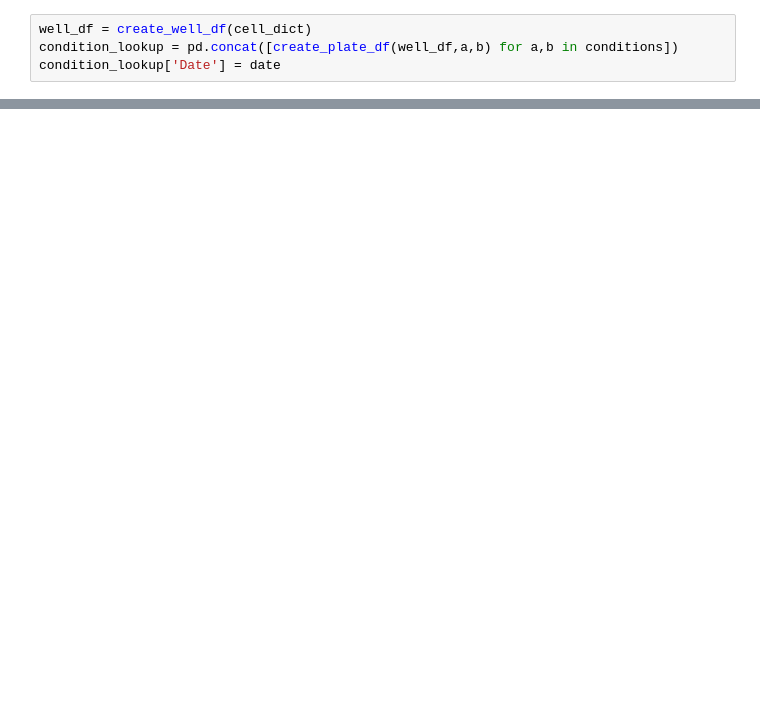
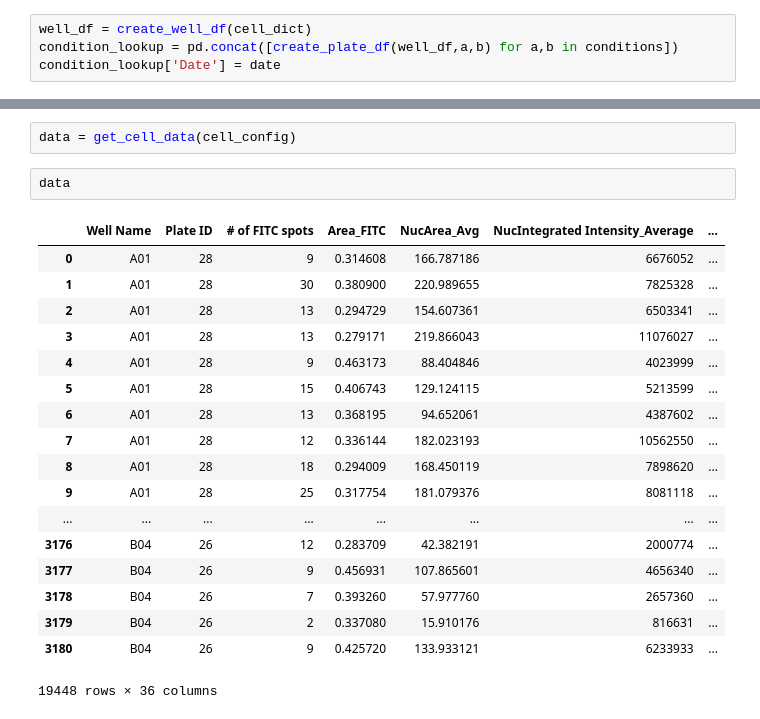
Before and after one commit to dela3499/assay-explorer, a Jupyter notebook: src/06-19-2015.ipynb, the cells around one changed output, grey strips where cells are left out. Saved outputs shown, nothing was run; the diff lists cells and outputs as text; blank space fills up the shorter version.

```diff
--- a/src/06-19-2015.ipynb
+++ b/src/06-19-2015.ipynb
@@ -58,0 +176,23 @@ data = pd.concat([pd.read_csv(StringIO(my_f),delimiter='\t',skiprows=4) for my_f
+# %%
+data = get_cell_data(cell_config)
+# %%
+data
+# %% [output]
+|  | Well Name | Plate ID | # of FITC spots | Area_FITC | NucArea_Avg | NucIntegrated Intensity_Average | ... |
+| 0 | A01 | 28 | 9 | 0.314608 | 166.787186 | 6676052 | ... |
+| 1 | A01 | 28 | 30 | 0.380900 | 220.989655 | 7825328 | ... |
+| 2 | A01 | 28 | 13 | 0.294729 | 154.607361 | 6503341 | ... |
+| 3 | A01 | 28 | 13 | 0.279171 | 219.866043 | 11076027 | ... |
+| 4 | A01 | 28 | 9 | 0.463173 | 88.404846 | 4023999 | ... |
+| 5 | A01 | 28 | 15 | 0.406743 | 129.124115 | 5213599 | ... |
+| 6 | A01 | 28 | 13 | 0.368195 | 94.652061 | 4387602 | ... |
+| 7 | A01 | 28 | 12 | 0.336144 | 182.023193 | 10562550 | ... |
+| 8 | A01 | 28 | 18 | 0.294009 | 168.450119 | 7898620 | ... |
+| 9 | A01 | 28 | 25 | 0.317754 | 181.079376 | 8081118 | ... |
+| ... | ... | ... | ... | ... | ... | ... | ... |
+| 3176 | B04 | 26 | 12 | 0.283709 | 42.382191 | 2000774 | ... |
+| 3177 | B04 | 26 | 9 | 0.456931 | 107.865601 | 4656340 | ... |
+| 3178 | B04 | 26 | 7 | 0.393260 | 57.977760 | 2657360 | ... |
+| 3179 | B04 | 26 | 2 | 0.337080 | 15.910176 | 816631 | ... |
+| 3180 | B04 | 26 | 9 | 0.425720 | 133.933121 | 6233933 | ... |
+19448 rows × 36 columns
```
Also changed, not shown: parts of 6 cells of this notebook.
